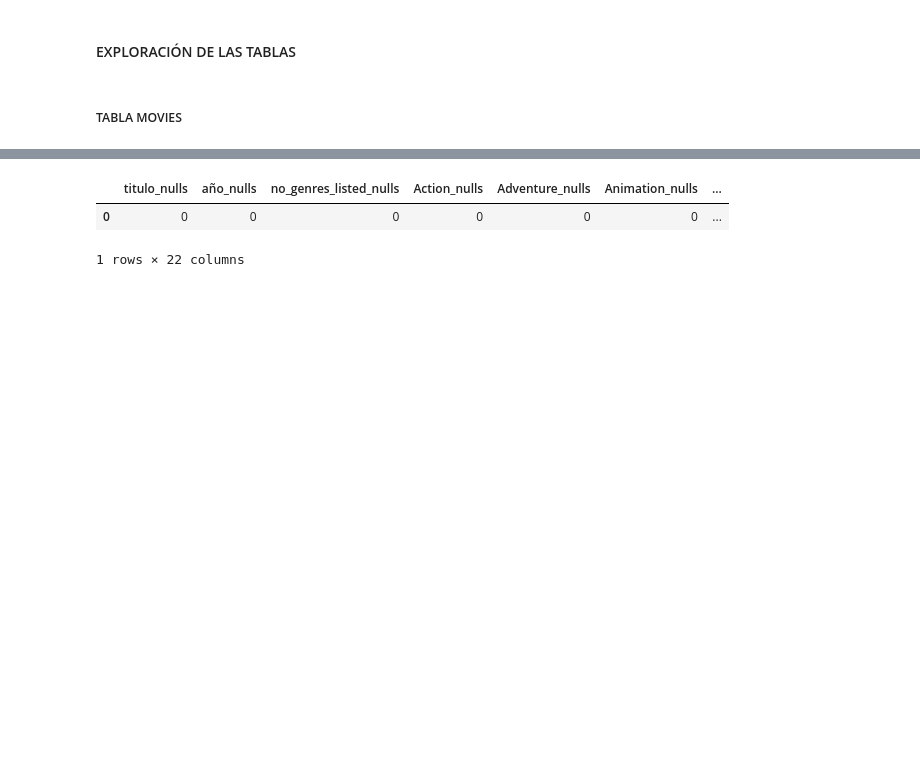
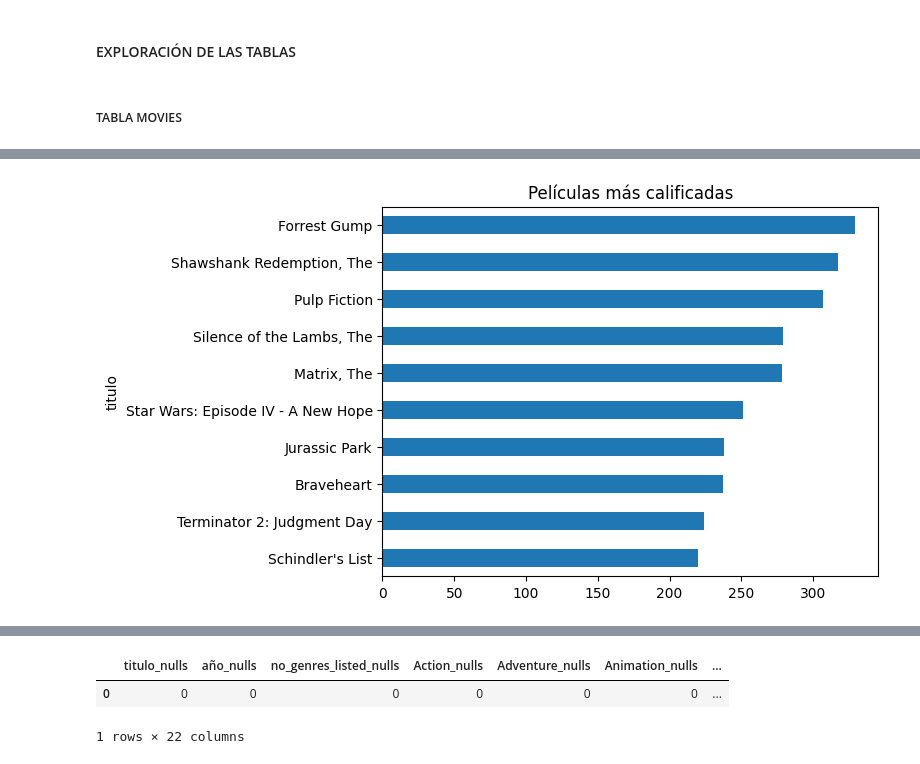
Before and after one commit to JuanCH94/Marketing, a Jupyter notebook: b_exploracion.ipynb, the cells around one changed output, grey strips where cells are left out. Saved outputs shown, nothing was run; the diff lists cells and outputs as text; code cells hidden in the pictures; blank space fills up the shorter version.

```diff
--- a/b_exploracion.ipynb
+++ b/b_exploracion.ipynb
@@ -50,0 +94,11 @@ table_movies.head()
+# %%
+# Realizar el INNER JOIN entre ratings y movies
+query = """
+SELECT r.userId,r.rating,r.day,r.month,r.hour,r.year, m.*
+FROM ratings r
+INNER JOIN movies m ON r.movieId = m.movieId
+"""
+df = pd.read_sql_query(query, conexion)
+
+# Mostrar las primeras filas del DataFrame
+df.head()
@@ -51 +216,8 @@ table_movies.head()
+# %%
+populares = df.groupby("titulo").size().sort_values(ascending=False).head(10)
+populares.plot(kind="barh", title="Películas más calificadas")
+plt.gca().invert_yaxis()
+plt.show()
+# %% [output]
+[figure, added]
 # %%
```
Also changed, not shown: parts of 37 cells of this notebook, 2 other files.
